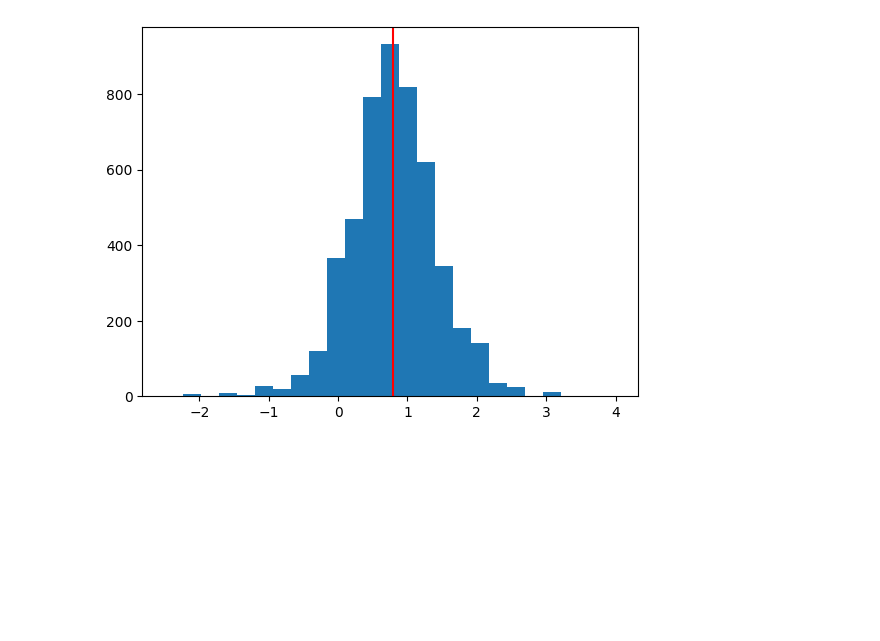
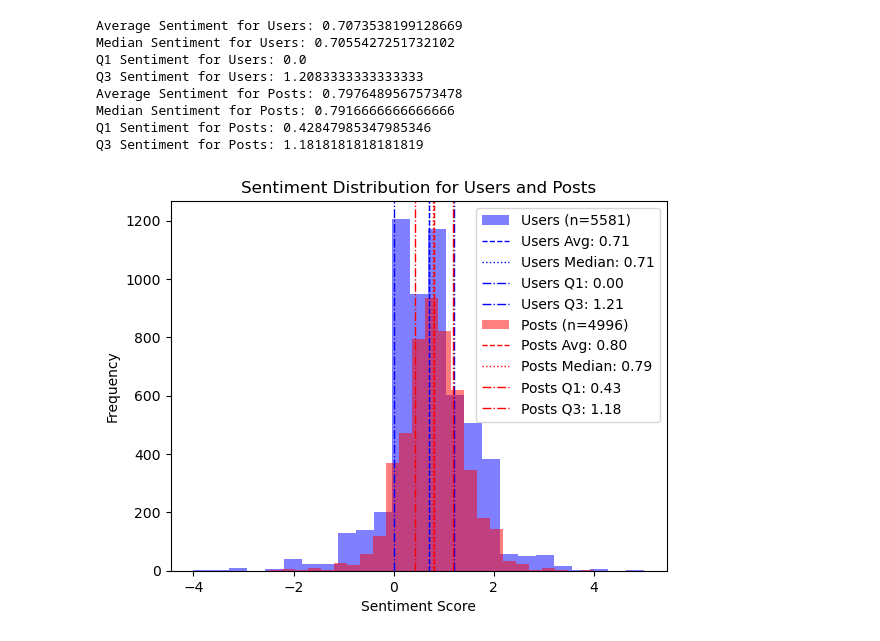
Before and after one commit to eskehaack/SGI_exam_project, a Jupyter notebook: helper_notebook.ipynb, the cells around one changed output. Cells and saved outputs as stored; diff of their text form; code cells hidden in the pictures; blank space fills up the shorter version.

Commit message:
sentiment analysis

```diff
--- a/helper_notebook.ipynb
+++ b/helper_notebook.ipynb
@@ -308,3 +318,3 @@ plt.show()
 # %%
-with open('graph_analysis/Bipartite_G_5251_cutoff_v2.pkl', 'rb') as f:
+with open('Bipartite_G_5251_cutoff_v3.pkl', 'rb') as f:
     G = pickle.load(f)
@@ -335,10 +321,68 @@ sents = get_sents(nx.get_node_attributes(n, 'text'))
-# %%
-import numpy as np
-sents = list(sents.values())
-sents = np.nan_to_num(sents)
-
-plt.axvline(np.mean(sents), color = "red")
-plt.hist(sents, bins=25)
-plt.show()
-# %% [output]
-[figure, removed]
+# %%
+# extract all posts from graph
+texts = nx.get_node_attributes(G, 'text')
+
+# Compute sentiment scores for each node
+sentiment_scores = get_sents(texts)
+
+# Feed sentiment scores back into the nodes of the graph
+for node, sentiment in sentiment_scores.items():
+    # Check if the node exists to be extra cautious, though this should always be true
+    if G.has_node(node):
+        nx.set_node_attributes(G, {node: sentiment}, 'sentiment')
+
+with open(f'Bipartite_G_5251_cutoff_v3_with_sentiments.pkl', 'wb') as f:
+    pickle.dump(G, f)
+# %%
+with open(f'Bipartite_G_5251_cutoff_v3_with_sentiments.pkl', 'wb') as f:
+    pickle.dump(G, f)
+# %%
+import numpy as np
+import matplotlib.pyplot as plt
+import networkx as nx
+
+def plot_sentiment_distribution(sentiments, category, color):
+    """Plots the sentiment distribution and its statistical measures."""
+    avg = np.mean(sentiments)
+    median = np.median(sentiments)
+    q1 = np.percentile(sentiments, 25)
+    q3 = np.percentile(sentiments, 75)
+
+    plt.hist(sentiments, bins=25, alpha=0.5, color=color, label=f'{category} (n={len(sentiments)})')
+    plt.axvline(avg, color=color, linestyle='dashed', linewidth=1, label=f'{category} Avg: {avg:.2f}')
+    plt.axvline(median, color=color, linestyle='dotted', linewidth=1, label=f'{category} Median: {median:.2f}')
+    plt.axvline(q1, color=color, linestyle='dashdot', linewidth=1, label=f'{category} Q1: {q1:.2f}')
+    plt.axvline(q3, color=color, linestyle='dashdot', linewidth=1, label=f'{category} Q3: {q3:.2f}')
+
+    # Print statistical measures
+    print(f"Average Sentiment for {category}:", avg)
+    print(f"Median Sentiment for {category}:", median)
+    print(f"Q1 Sentiment for {category}:", q1)
+    print(f"Q3 Sentiment for {category}:", q3)
+
+# Assuming G is your graph and sentiment_scores is a dictionary with sentiments
+node_att = nx.get_node_attributes(G, 'bipartite')
+
+# Separating sentiment scores for users and posts
+user_sents = [sentiment for node, sentiment in sentiment_scores.items() if node_att[node] == 0]
+post_sents = [sentiment for node, sentiment in sentiment_scores.items() if node_att[node] == 1]
+
+# Plotting
+plot_sentiment_distribution(user_sents, 'Users', 'blue')
+plot_sentiment_distribution(post_sents, 'Posts', 'red')
+
+plt.legend()
+plt.title('Sentiment Distribution for Users and Posts')
+plt.xlabel('Sentiment Score')
+plt.ylabel('Frequency')
+plt.show()
+# %% [output]
+Average Sentiment for Users: 0.7073538199128669
+Median Sentiment for Users: 0.7055427251732102
+Q1 Sentiment for Users: 0.0
+Q3 Sentiment for Users: 1.2083333333333333
+Average Sentiment for Posts: 0.7976489567573478
+Median Sentiment for Posts: 0.7916666666666666
+Q1 Sentiment for Posts: 0.42847985347985346
+Q3 Sentiment for Posts: 1.1818181818181819
+[figure, added]
```
Also changed, not shown: parts of 12 cells of this notebook.
